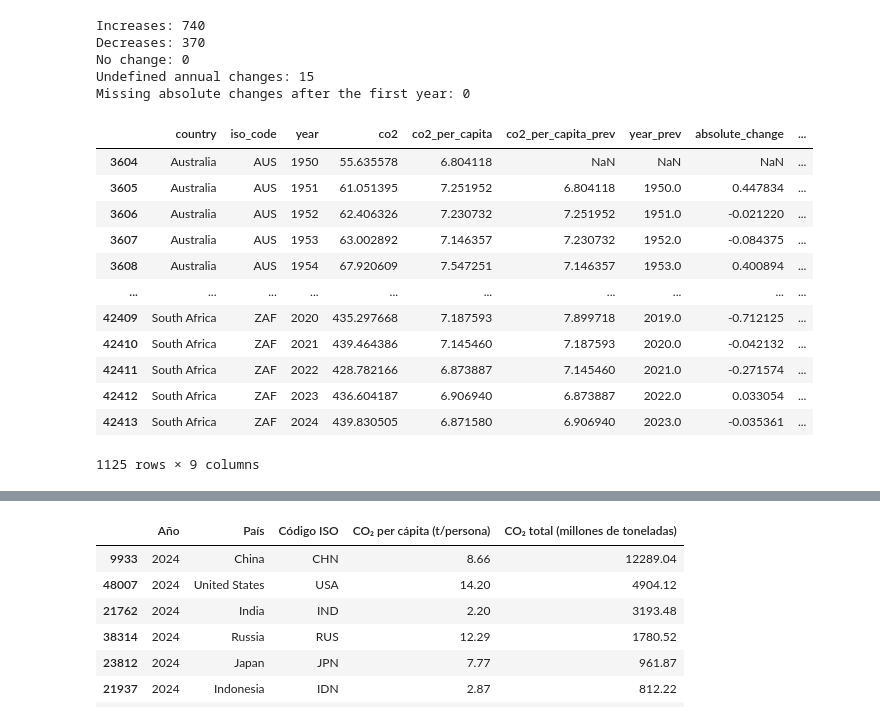
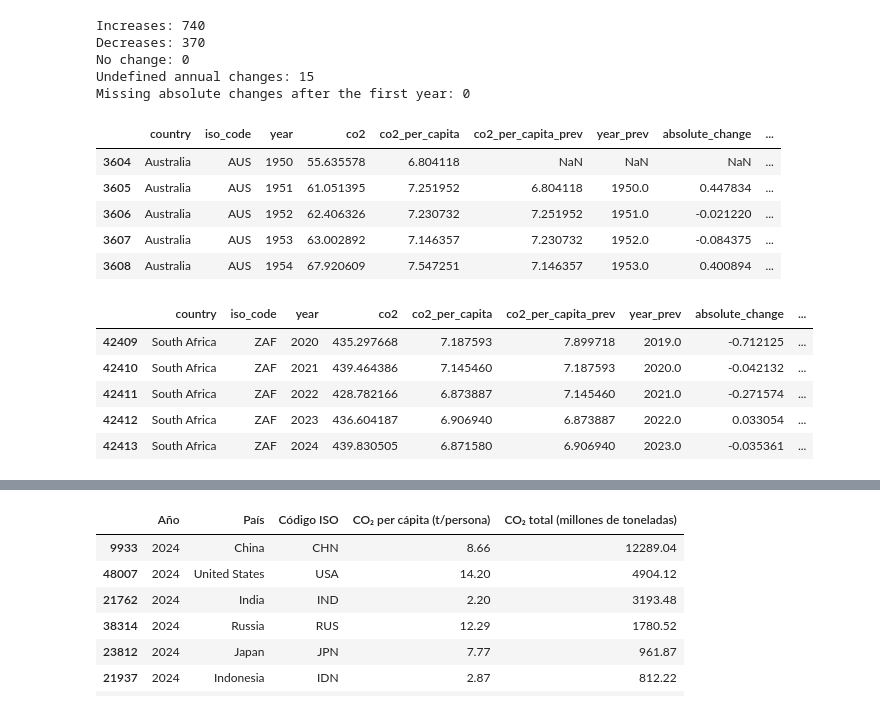
Before and after one commit to victorcalvo25/co2percapita-horzion-1950-2024, a Jupyter notebook: horizon_co2.ipynb, the cells around one changed output, grey strips where cells are left out. Drawn from its saved outputs; the diff is of its cells as text; code cells hidden in the pictures.

```diff
--- a/horizon_co2.ipynb
+++ b/horizon_co2.ipynb
@@ -341,21 +341,23 @@ No change: 0
 Undefined annual changes: 15
 Missing absolute changes after the first year: 0
 # %%
-df_horizon
+df_horizon.head()
 # %% [output]
 |  | country | iso_code | year | co2 | co2_per_capita | co2_per_capita_prev | year_prev | absolute_change | ... |
 | 3604 | Australia | AUS | 1950 | 55.635578 | 6.804118 | NaN | NaN | NaN | ... |
 | 3605 | Australia | AUS | 1951 | 61.051395 | 7.251952 | 6.804118 | 1950.0 | 0.447834 | ... |
 | 3606 | Australia | AUS | 1952 | 62.406326 | 7.230732 | 7.251952 | 1951.0 | -0.021220 | ... |
 | 3607 | Australia | AUS | 1953 | 63.002892 | 7.146357 | 7.230732 | 1952.0 | -0.084375 | ... |
 | 3608 | Australia | AUS | 1954 | 67.920609 | 7.547251 | 7.146357 | 1953.0 | 0.400894 | ... |
-| ... | ... | ... | ... | ... | ... | ... | ... | ... | ... |
-| 42409 | South Africa | ZAF | 2020 | 435.297668 | 7.187593 | 7.899718 | 2019.0 | -0.712125 | ... |
-| 42410 | South Africa | ZAF | 2021 | 439.464386 | 7.145460 | 7.187593 | 2020.0 | -0.042132 | ... |
-| 42411 | South Africa | ZAF | 2022 | 428.782166 | 6.873887 | 7.145460 | 2021.0 | -0.271574 | ... |
-| 42412 | South Africa | ZAF | 2023 | 436.604187 | 6.906940 | 6.873887 | 2022.0 | 0.033054 | ... |
-| 42413 | South Africa | ZAF | 2024 | 439.830505 | 6.871580 | 6.906940 | 2023.0 | -0.035361 | ... |
-1125 rows × 9 columns
+# %%
+df_horizon.tail()
+# %% [output]
+|  | country | iso_code | year | co2 | co2_per_capita | co2_per_capita_prev | year_prev | absolute_change | ... |
+| 42409 | South Africa | ZAF | 2020 | 435.297668 | 7.187593 | 7.899718 | 2019.0 | -0.712125 | ... |
+| 42410 | South Africa | ZAF | 2021 | 439.464386 | 7.145460 | 7.187593 | 2020.0 | -0.042132 | ... |
+| 42411 | South Africa | ZAF | 2022 | 428.782166 | 6.873887 | 7.145460 | 2021.0 | -0.271574 | ... |
+| 42412 | South Africa | ZAF | 2023 | 436.604187 | 6.906940 | 6.873887 | 2022.0 | 0.033054 | ... |
+| 42413 | South Africa | ZAF | 2024 | 439.830505 | 6.871580 | 6.906940 | 2023.0 | -0.035361 | ... |
 # %%
 # Configuration of 4 bands to generate the horizon graph
 number_bands = 4
```
Also changed, not shown: parts of 5 cells of this notebook.
